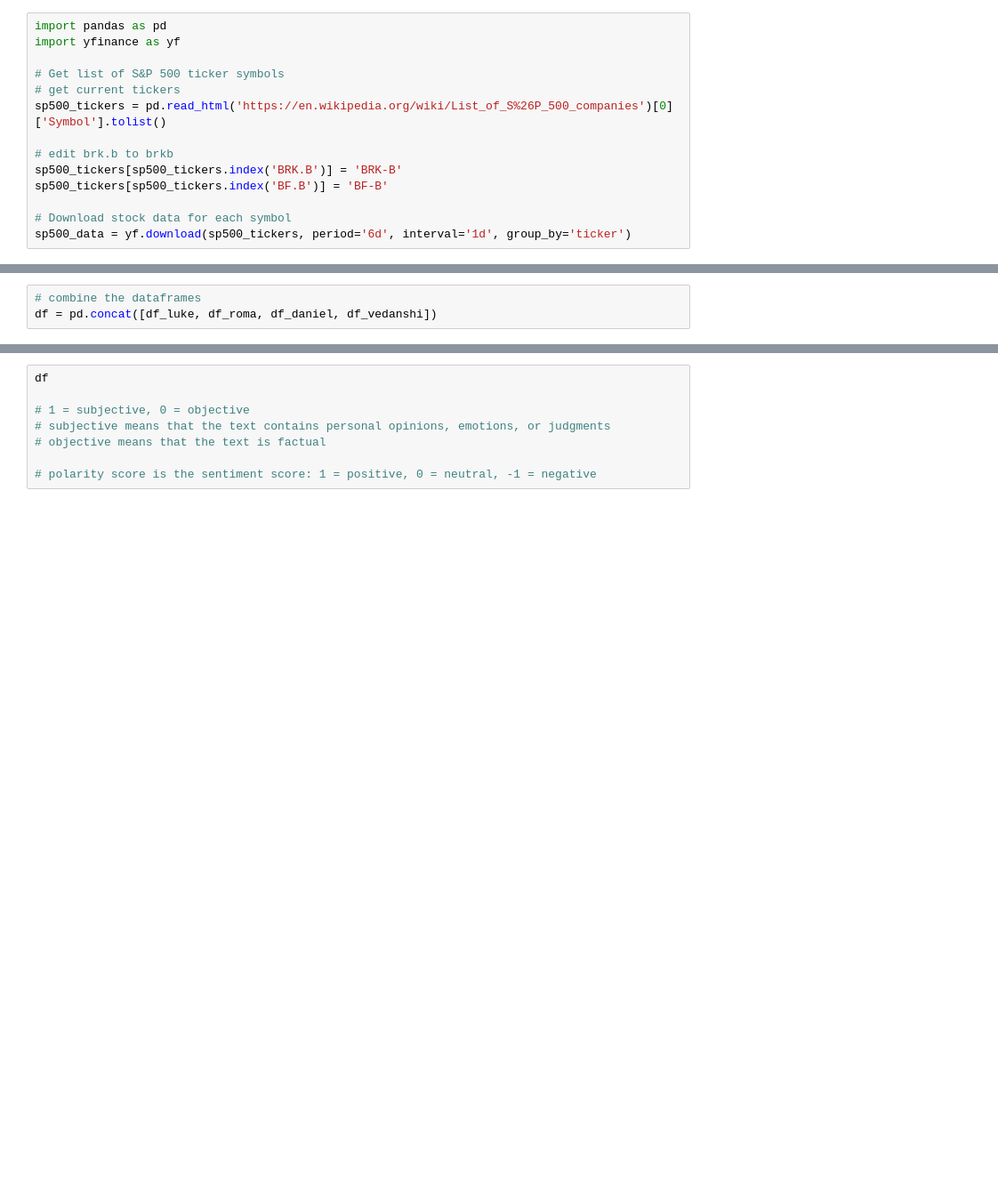
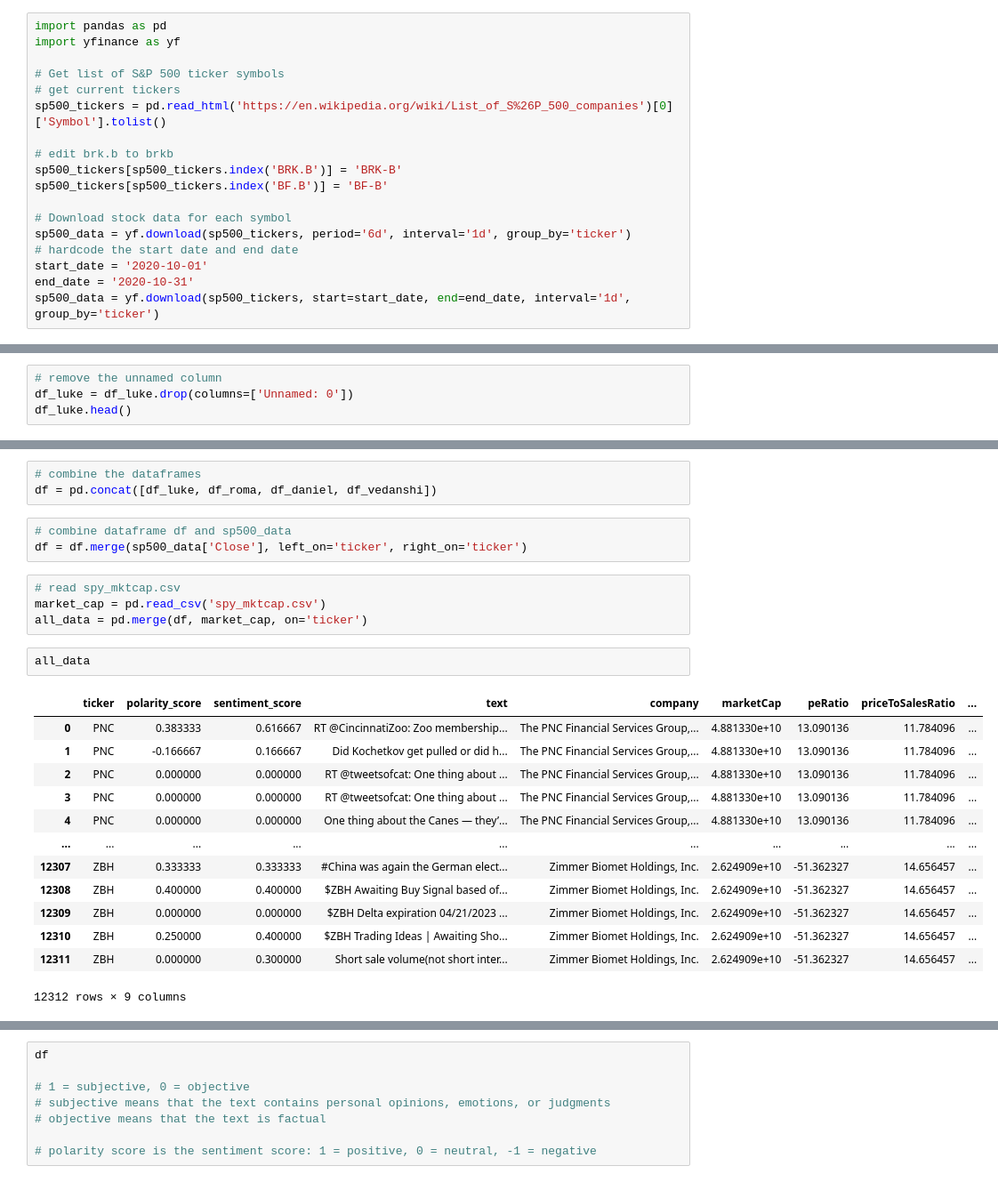
Before and after one commit to VedanshiShah7/Machine-Learning-In-Finance, a Jupyter notebook: Project 4/mini-project-4.ipynb, the cells around one changed output, grey strips where cells are left out. Shown at 89% size. Cells and saved outputs as stored; diff of their text form; blank space fills up the shorter version.

```diff
--- a/Project 4/mini-project-4.ipynb
+++ b/Project 4/mini-project-4.ipynb
@@ -21,6 +24,10 @@ sp500_tickers[sp500_tickers.index('BF.B')] = 'BF-B'
 
 # Download stock data for each symbol
 sp500_data = yf.download(sp500_tickers, period='6d', interval='1d', group_by='ticker')
+# hardcode the start date and end date
+start_date = '2020-10-01'
+end_date = '2020-10-31'
+sp500_data = yf.download(sp500_tickers, start=start_date, end=end_date, interval='1d', group_by='ticker')
 # %% [output]
 [*********************100%***********************]  503 of 503 completed
 # %% [markdown]
@@ -150,0 +197,4 @@ df_vedanshi = pd.read_csv('twitter_sentiment_vedanshi.csv')
+# %%
+# remove the unnamed column
+df_luke = df_luke.drop(columns=['Unnamed: 0'])
+df_luke.head()
@@ -151,3 +208,26 @@ df_vedanshi = pd.read_csv('twitter_sentiment_vedanshi.csv')
 # %%
 # combine the dataframes
 df = pd.concat([df_luke, df_roma, df_daniel, df_vedanshi])
+# %%
+# combine dataframe df and sp500_data
+df = df.merge(sp500_data['Close'], left_on='ticker', right_on='ticker')
+# %%
+# read spy_mktcap.csv
+market_cap = pd.read_csv('spy_mktcap.csv')
+all_data = pd.merge(df, market_cap, on='ticker')
+# %%
+all_data
+# %% [output]
+|  | ticker | polarity_score | sentiment_score | text | company | marketCap | peRatio | priceToSalesRatio | ... |
+| 0 | PNC | 0.383333 | 0.616667 | RT @CincinnatiZoo: Zoo membership... | The PNC Financial Services Group,... | 4.881330e+10 | 13.090136 | 11.784096 | ... |
+| 1 | PNC | -0.166667 | 0.166667 | Did Kochetkov get pulled or did h... | The PNC Financial Services Group,... | 4.881330e+10 | 13.090136 | 11.784096 | ... |
+| 2 | PNC | 0.000000 | 0.000000 | RT @tweetsofcat: One thing about ... | The PNC Financial Services Group,... | 4.881330e+10 | 13.090136 | 11.784096 | ... |
+| 3 | PNC | 0.000000 | 0.000000 | RT @tweetsofcat: One thing about ... | The PNC Financial Services Group,... | 4.881330e+10 | 13.090136 | 11.784096 | ... |
+| 4 | PNC | 0.000000 | 0.000000 | One thing about the Canes — they’... | The PNC Financial Services Group,... | 4.881330e+10 | 13.090136 | 11.784096 | ... |
+| ... | ... | ... | ... | ... | ... | ... | ... | ... | ... |
+| 12307 | ZBH | 0.333333 | 0.333333 | #China was again the German elect... | Zimmer Biomet Holdings, Inc. | 2.624909e+10 | -51.362327 | 14.656457 | ... |
+| 12308 | ZBH | 0.400000 | 0.400000 | $ZBH Awaiting Buy Signal based of... | Zimmer Biomet Holdings, Inc. | 2.624909e+10 | -51.362327 | 14.656457 | ... |
+| 12309 | ZBH | 0.000000 | 0.000000 | $ZBH Delta expiration 04/21/2023 ... | Zimmer Biomet Holdings, Inc. | 2.624909e+10 | -51.362327 | 14.656457 | ... |
+| 12310 | ZBH | 0.250000 | 0.400000 | $ZBH Trading Ideas | Awaiting Sho... | Zimmer Biomet Holdings, Inc. | 2.624909e+10 | -51.362327 | 14.656457 | ... |
+| 12311 | ZBH | 0.000000 | 0.300000 | Short sale volume(not short inter... | Zimmer Biomet Holdings, Inc. | 2.624909e+10 | -51.362327 | 14.656457 | ... |
+12312 rows × 9 columns
```
Also changed, not shown: parts of 14 cells of this notebook, 10 other files.
